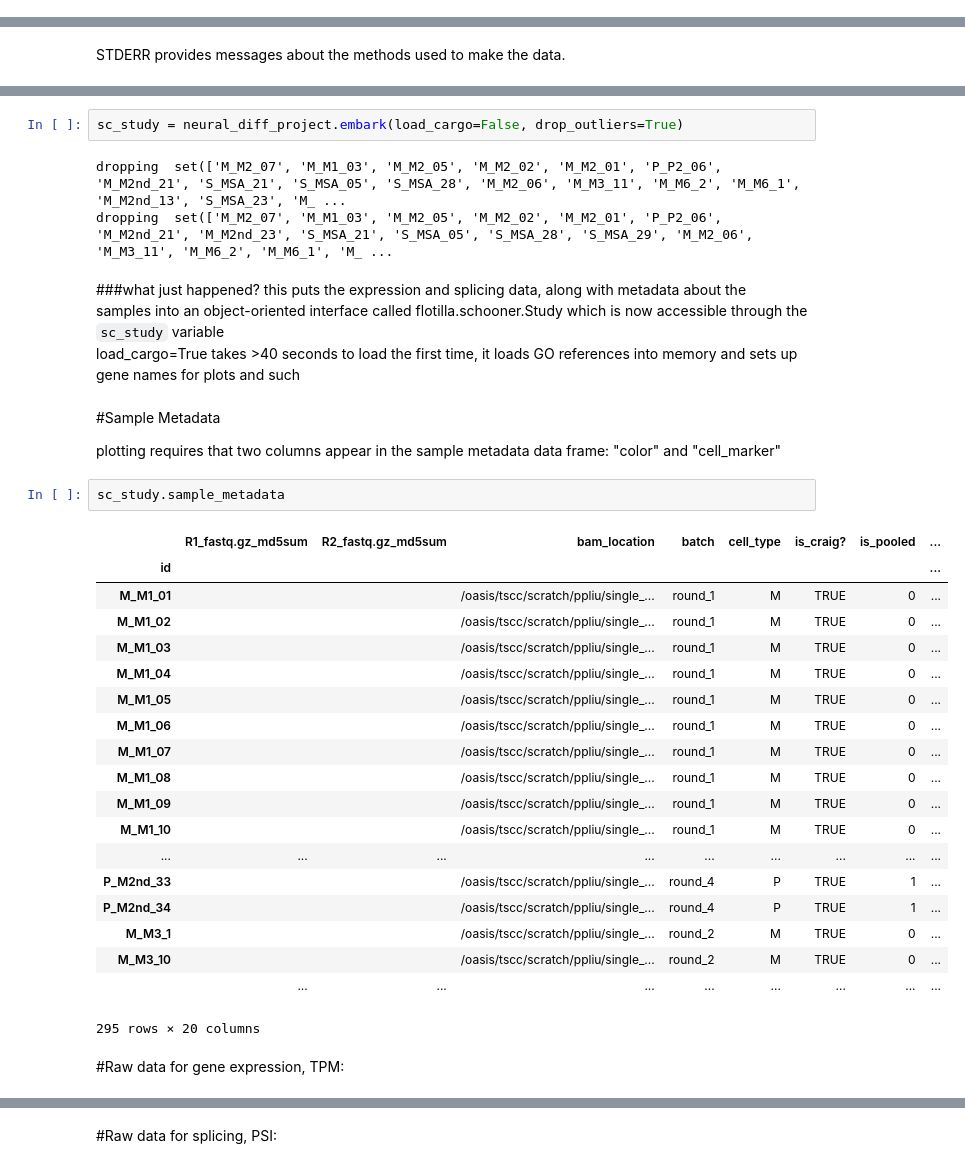
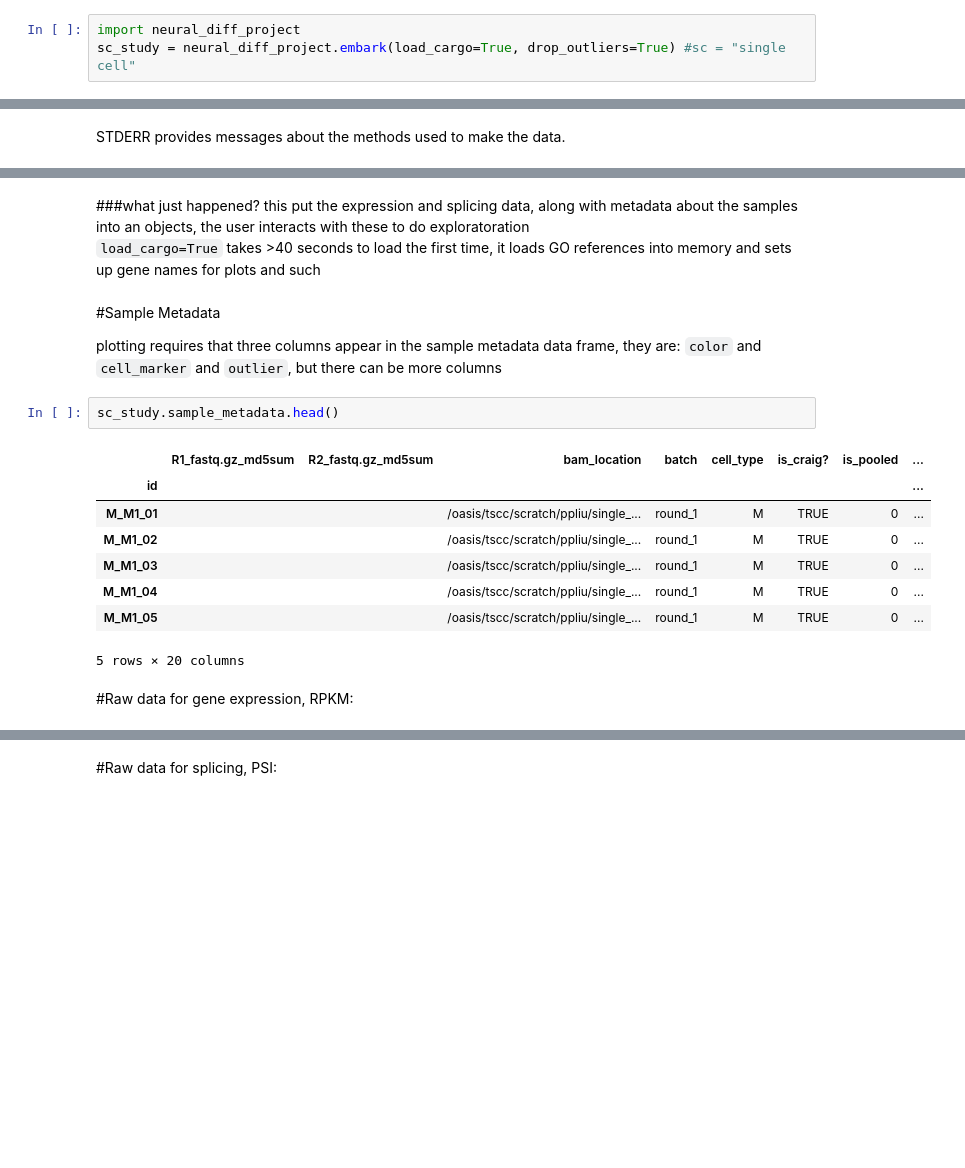
Before and after one commit to YeoLab/flotilla, a Jupyter notebook: intro to flotilla.ipynb, the cells around one changed output, grey strips where cells are left out. Drawn from its saved outputs; the diff is of its cells as text; blank space fills up the shorter version.

```diff
--- a/intro to flotilla.ipynb
+++ b/intro to flotilla.ipynb
@@ -66,0 +66,3 @@ Automatic pdb calling has been turned ON
+# %%
+import neural_diff_project
+sc_study = neural_diff_project.embark(load_cargo=True, drop_outliers=True) #sc = "single cell"
@@ -81,38 +95,22 @@ All data types should be available for user interaction (and are expected to be
-# %%
-sc_study = neural_diff_project.embark(load_cargo=False, drop_outliers=True)
-# %% [output]
-dropping  set(['M_M2_07', 'M_M1_03', 'M_M2_05', 'M_M2_02', 'M_M2_01', 'P_P2_06', 'M_M2nd_21', 'S_MSA_21', 'S_MSA_05', 'S_MSA_28', 'M_M2_06', 'M_M3_11', 'M_M6_2', 'M_M6_1', 'M_M2nd_13', 'S_MSA_23', 'M_ ...
-dropping  set(['M_M2_07', 'M_M1_03', 'M_M2_05', 'M_M2_02', 'M_M2_01', 'P_P2_06', 'M_M2nd_21', 'M_M2nd_23', 'S_MSA_21', 'S_MSA_05', 'S_MSA_28', 'S_MSA_29', 'M_M2_06', 'M_M3_11', 'M_M6_2', 'M_M6_1', 'M_ ...
 # %% [markdown]
 ###what just happened?
-this puts the expression and splicing data, along with metadata about the <br> samples into an object-oriented interface called flotilla.schooner.Study which is now accessible through the <code>sc_study</code> variable<br>
-load_cargo=True takes >40 seconds to load the first time, it loads GO references into memory and sets up gene names for plots and such <br>
+this put the expression and splicing data, along with metadata about the samples into an objects, the user interacts with these to do exploratoration<br>
+`load_cargo=True` takes >40 seconds to load the first time, it loads GO references into memory and sets up gene names for plots and such <br>
 # %% [markdown]
 #Sample Metadata
 
-plotting requires that two columns appear in the sample metadata data frame: "color" and "cell_marker"<br>
+plotting requires that three columns appear in the sample metadata data frame, they are: `color` and `cell_marker` and `outlier`, but there can be more columns<br>
 # %%
-sc_study.sample_metadata
+sc_study.sample_metadata.head()
 # %% [output]
 |  | R1_fastq.gz_md5sum | R2_fastq.gz_md5sum | bam_location | batch | cell_type | is_craig? | is_pooled | ... |
 | id |  |  |  |  |  |  |  | ... |
 | M_M1_01 |  |  | /oasis/tscc/scratch/ppliu/single_... | round_1 | M | TRUE | 0 | ... |
 | M_M1_02 |  |  | /oasis/tscc/scratch/ppliu/single_... | round_1 | M | TRUE | 0 | ... |
 | M_M1_03 |  |  | /oasis/tscc/scratch/ppliu/single_... | round_1 | M | TRUE | 0 | ... |
 | M_M1_04 |  |  | /oasis/tscc/scratch/ppliu/single_... | round_1 | M | TRUE | 0 | ... |
 | M_M1_05 |  |  | /oasis/tscc/scratch/ppliu/single_... | round_1 | M | TRUE | 0 | ... |
-| M_M1_06 |  |  | /oasis/tscc/scratch/ppliu/single_... | round_1 | M | TRUE | 0 | ... |
-| M_M1_07 |  |  | /oasis/tscc/scratch/ppliu/single_... | round_1 | M | TRUE | 0 | ... |
-| M_M1_08 |  |  | /oasis/tscc/scratch/ppliu/single_... | round_1 | M | TRUE | 0 | ... |
-| M_M1_09 |  |  | /oasis/tscc/scratch/ppliu/single_... | round_1 | M | TRUE | 0 | ... |
-| M_M1_10 |  |  | /oasis/tscc/scratch/ppliu/single_... | round_1 | M | TRUE | 0 | ... |
-| ... | ... | ... | ... | ... | ... | ... | ... | ... |
-| P_M2nd_33 |  |  | /oasis/tscc/scratch/ppliu/single_... | round_4 | P | TRUE | 1 | ... |
-| P_M2nd_34 |  |  | /oasis/tscc/scratch/ppliu/single_... | round_4 | P | TRUE | 1 | ... |
-| M_M3_1 |  |  | /oasis/tscc/scratch/ppliu/single_... | round_2 | M | TRUE | 0 | ... |
-| M_M3_10 |  |  | /oasis/tscc/scratch/ppliu/single_... | round_2 | M | TRUE | 0 | ... |
-|  | ... | ... | ... | ... | ... | ... | ... | ... |
-295 rows × 20 columns
+5 rows × 20 columns
 # %% [markdown]
-#Raw data for gene expression, TPM:
+#Raw data for gene expression, RPKM:
 # %%
```
Also changed, not shown: parts of 42 cells of this notebook, 1 other file.
